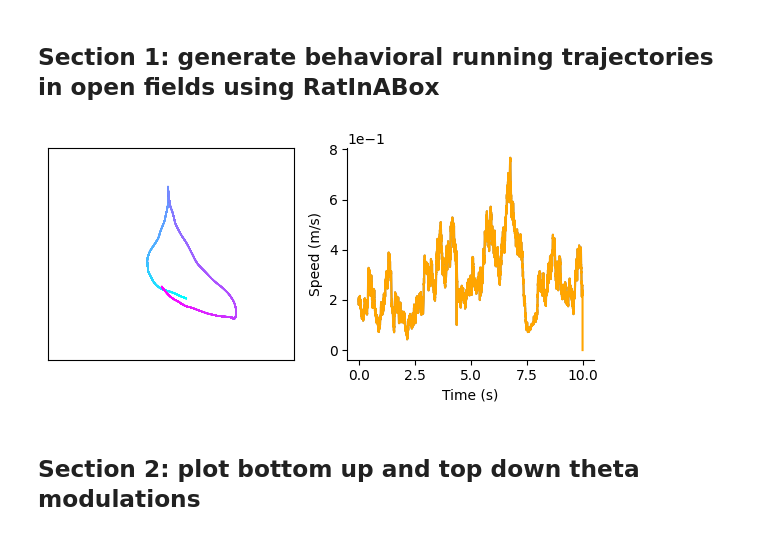
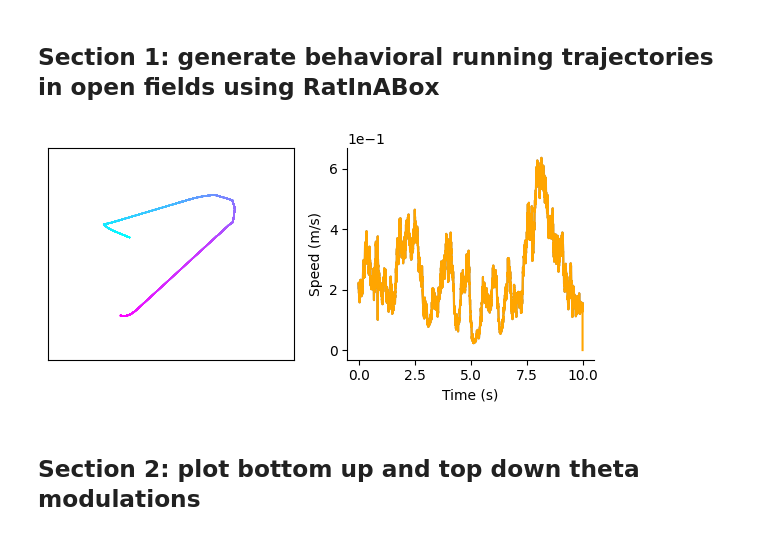
Before and after one commit to ZilongJi/HoneycombSweeps, a Jupyter notebook: PCCANTopdown_Sweep.ipynb, the cells around one changed output. Saved outputs shown, nothing was run; the diff lists cells and outputs as text; code cells hidden in the pictures.

Commit message:
update paper figure

```diff
--- a/PCCANTopdown_Sweep.ipynb
+++ b/PCCANTopdown_Sweep.ipynb
@@ -33,7 +33,7 @@ from core import cl_corr
 # %% [markdown]
 ## Section 1: generate behavioral running trajectories in open fields using RatInABox
 # %%
-np.random.seed(111)
+np.random.seed(1234)
 
 Env = Environment(params={
     'scale':1,
@@ -44,7 +44,7 @@ dur = 10 #in seconds
 dt = 0.001 #in seconds
 speed_mean = 0.2 #in m/s
 speed_std = 0.0 #in m/s
-rotation_velocity_std = 60 * (np.pi / 180) #in rad/s
+rotation_velocity_std = 0 * (np.pi / 180) #in rad/s
 
 
 Ag = Agent(Env, params = {
@@ -69,34 +69,34 @@ Vel2[:-1,:] = diff
 Speed2 = np.linalg.norm(Vel2, axis=1)
 
 #visualize the trajectory
 fig, axs = plt.subplots(1, 2, figsize=(6,3))
 ax = axs[0]
 # Set up a colour map from green to blue
 cmap = cm.get_cmap("cool")  # 'winter' transitions from green to blue
 
 # Plot each segment with a different colour
 for i in range(len(Position) - 1):
     ax.plot(
         [Position[i, 0], Position[i + 1, 0]],
         [Position[i, 1], Position[i + 1, 1]],
         color=cmap(i / len(Position)),
         linewidth=1
     )
 ax.axis('equal')
 ax.set_xticks([0,2])
 ax.set_yticks([0,2])
 
 ax = axs[1]
 ax.plot(np.arange(len(Speed))*dt, Speed/dt, label='speed', color='grey')
 ax.plot(np.arange(len(Speed))*dt, Speed2/dt, label='speed2', color='orange')
 ax.ticklabel_format(axis='y', style='sci', scilimits=(0,0))
 ax.set_ylabel('Speed (m/s)')
 ax.set_xlabel('Time (s)')
 ax.spines['top'].set_visible(False)
 ax.spines['right'].set_visible(False)
 plt.tight_layout()
 # %% [output]
-[figure, old version]
+[figure, new version]
 # %% [markdown]
 ## Section 2: plot bottom up and top down theta modulations
 # %%
```
Also changed, not shown: parts of 14 cells of this notebook, 15 other files.
